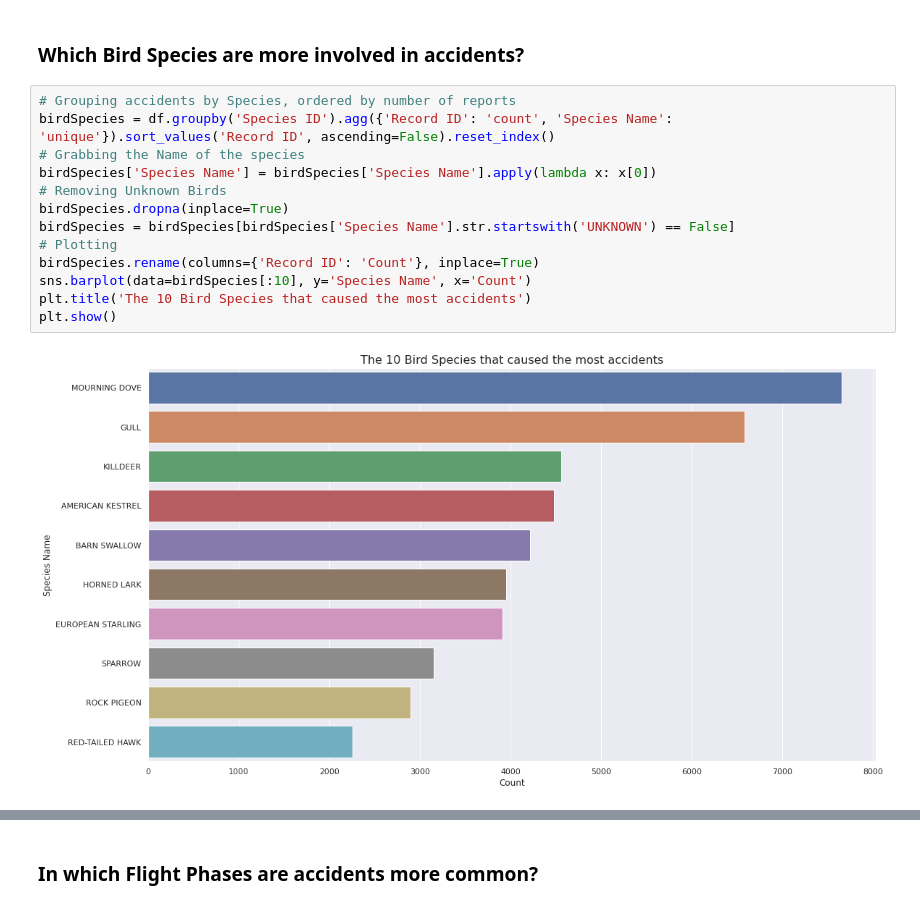
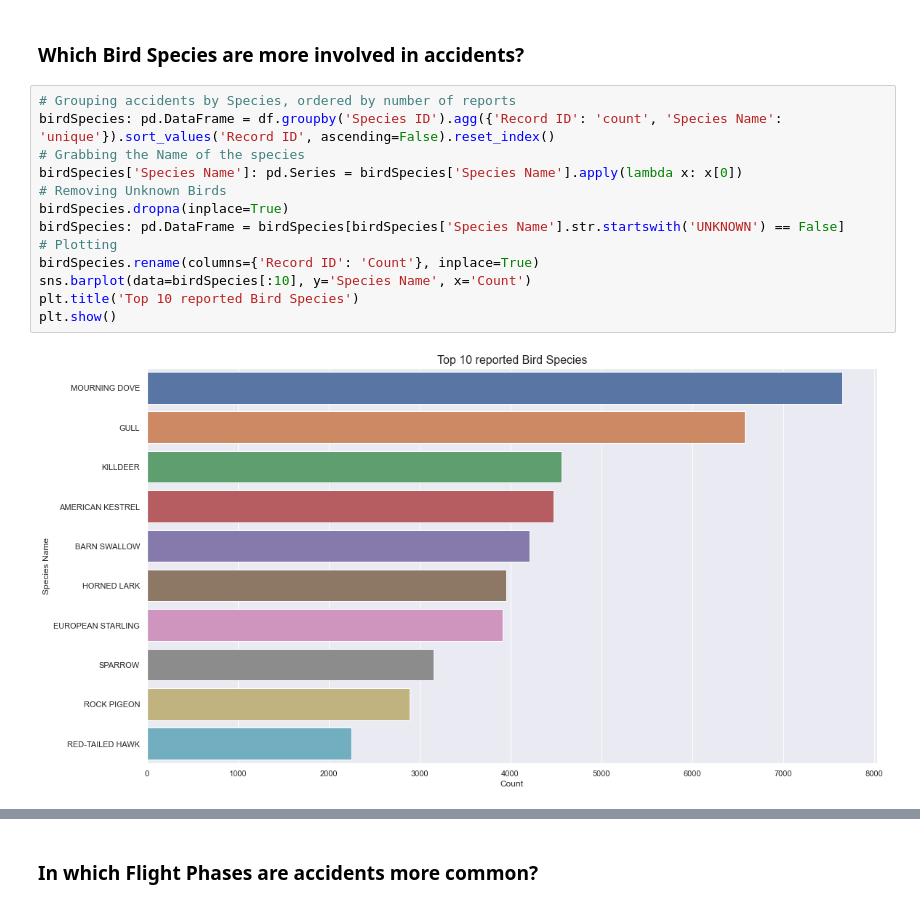
Before and after one commit to MvKaio/StudyOfAircraftWildlifeStrikes, a Jupyter notebook: notebooks/ExploratoryAnalysis.ipynb, the cells around one changed output, grey strips where cells are left out. Saved outputs shown, nothing was run; the diff lists cells and outputs as text.

```diff
--- a/notebooks/ExploratoryAnalysis.ipynb
+++ b/notebooks/ExploratoryAnalysis.ipynb
@@ -51,16 +69,16 @@ array([1, 2, 3, 4, 5, 6, 7, 8, 9])
 ### Which Bird Species are more involved in accidents?
 # %%
 # Grouping accidents by Species, ordered by number of reports
-birdSpecies = df.groupby('Species ID').agg({'Record ID': 'count', 'Species Name': 'unique'}).sort_values('Record ID', ascending=False).reset_index()
+birdSpecies: pd.DataFrame = df.groupby('Species ID').agg({'Record ID': 'count', 'Species Name': 'unique'}).sort_values('Record ID', ascending=False).reset_index()
 # Grabbing the Name of the species
-birdSpecies['Species Name'] = birdSpecies['Species Name'].apply(lambda x: x[0])
+birdSpecies['Species Name']: pd.Series = birdSpecies['Species Name'].apply(lambda x: x[0])
 # Removing Unknown Birds
 birdSpecies.dropna(inplace=True)
-birdSpecies = birdSpecies[birdSpecies['Species Name'].str.startswith('UNKNOWN') == False]
+birdSpecies: pd.DataFrame = birdSpecies[birdSpecies['Species Name'].str.startswith('UNKNOWN') == False]
 # Plotting
 birdSpecies.rename(columns={'Record ID': 'Count'}, inplace=True)
 sns.barplot(data=birdSpecies[:10], y='Species Name', x='Count')
-plt.title('The 10 Bird Species that caused the most accidents')
+plt.title('Top 10 reported Bird Species')
 plt.show()
 # %% [output]
-[figure, old version]
+[figure, new version]
```
Also changed, not shown: parts of 12 cells of this notebook.
